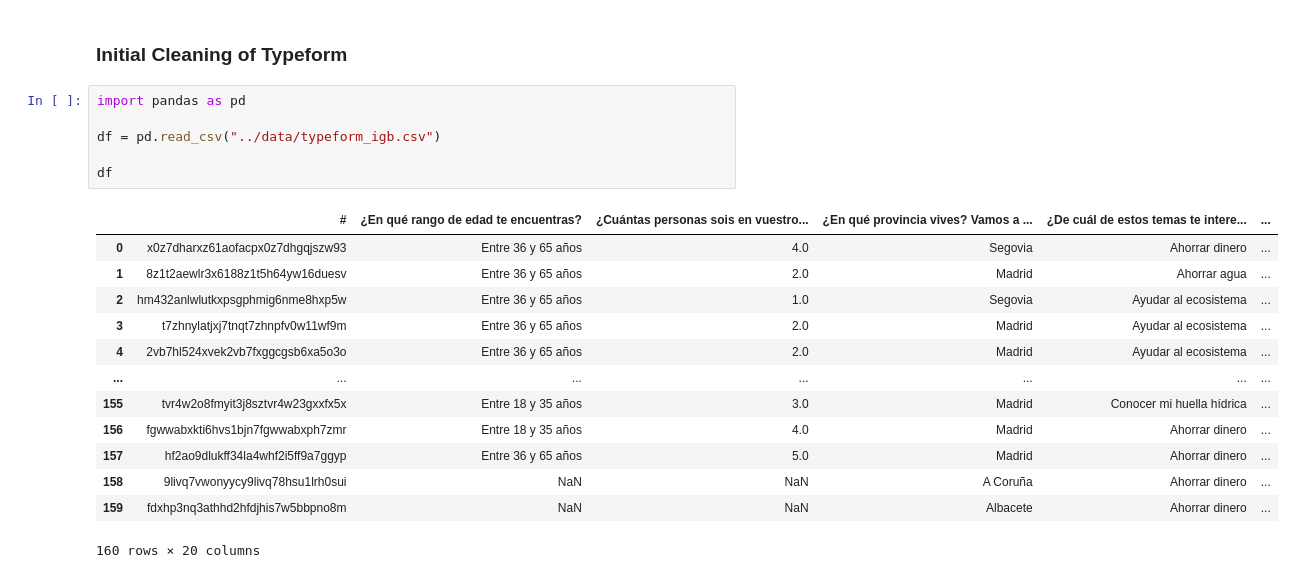
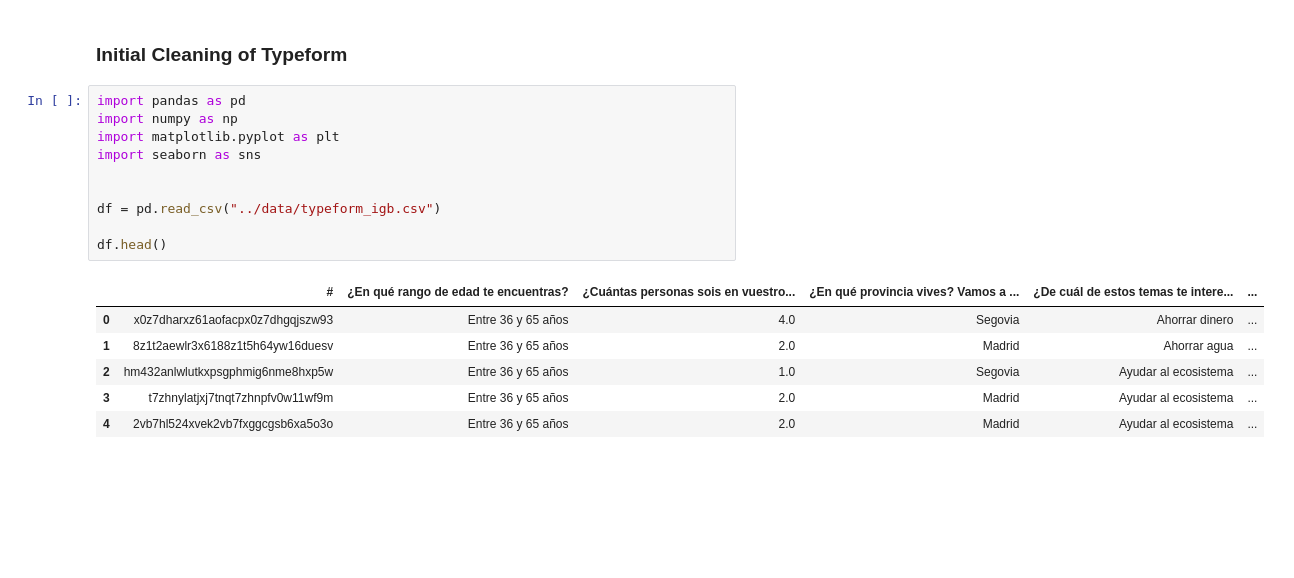
Before and after one commit to IgnacioGB1990/Data_Desafio, a Jupyter notebook: Cleaning/typeform_form.ipynb, the cells around one changed output. Drawn from its saved outputs; the diff is of its cells as text; blank space fills up the shorter version.

```diff
--- a/Cleaning/typeform_form.ipynb
+++ b/Cleaning/typeform_form.ipynb
@@ -2,21 +2,18 @@
 ### Initial Cleaning of Typeform
 # %%
 import pandas as pd
+import numpy as np
+import matplotlib.pyplot as plt
+import seaborn as sns
+
 
 df = pd.read_csv("../data/typeform_igb.csv")
 
-df
+df.head()
 # %% [output]
 |  | # | ¿En qué rango de edad te encuentras? | ¿Cuántas personas sois en vuestro... | ¿En qué provincia vives? Vamos a ... | ¿De cuál de estos temas te intere... | ... |
 | 0 | x0z7dharxz61aofacpx0z7dhgqjszw93 | Entre 36 y 65 años | 4.0 | Segovia | Ahorrar dinero | ... |
 | 1 | 8z1t2aewlr3x6188z1t5h64yw16duesv | Entre 36 y 65 años | 2.0 | Madrid | Ahorrar agua | ... |
 | 2 | hm432anlwlutkxpsgphmig6nme8hxp5w | Entre 36 y 65 años | 1.0 | Segovia | Ayudar al ecosistema | ... |
 | 3 | t7zhnylatjxj7tnqt7zhnpfv0w11wf9m | Entre 36 y 65 años | 2.0 | Madrid | Ayudar al ecosistema | ... |
 | 4 | 2vb7hl524xvek2vb7fxggcgsb6xa5o3o | Entre 36 y 65 años | 2.0 | Madrid | Ayudar al ecosistema | ... |
-| ... | ... | ... | ... | ... | ... | ... |
-| 155 | tvr4w2o8fmyit3j8sztvr4w23gxxfx5x | Entre 18 y 35 años | 3.0 | Madrid | Conocer mi huella hídrica | ... |
-| 156 | fgwwabxkti6hvs1bjn7fgwwabxph7zmr | Entre 18 y 35 años | 4.0 | Madrid | Ahorrar dinero | ... |
-| 157 | hf2ao9dlukff34la4whf2i5ff9a7ggyp | Entre 36 y 65 años | 5.0 | Madrid | Ahorrar dinero | ... |
-| 158 | 9livq7vwonyycy9livq78hsu1lrh0sui | NaN | NaN | A Coruña | Ahorrar dinero | ... |
-| 159 | fdxhp3nq3athhd2hfdjhis7w5bbpno8m | NaN | NaN | Albacete | Ahorrar dinero | ... |
-160 rows × 20 columns
```
Also changed, not shown: parts of 7 cells of this notebook, 2 other files.
